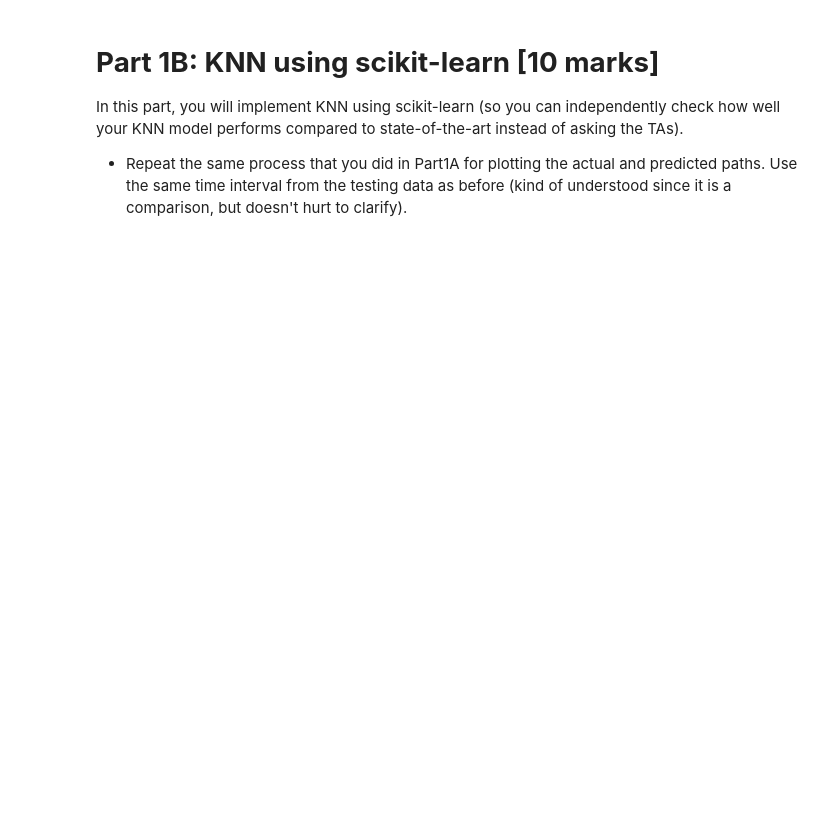
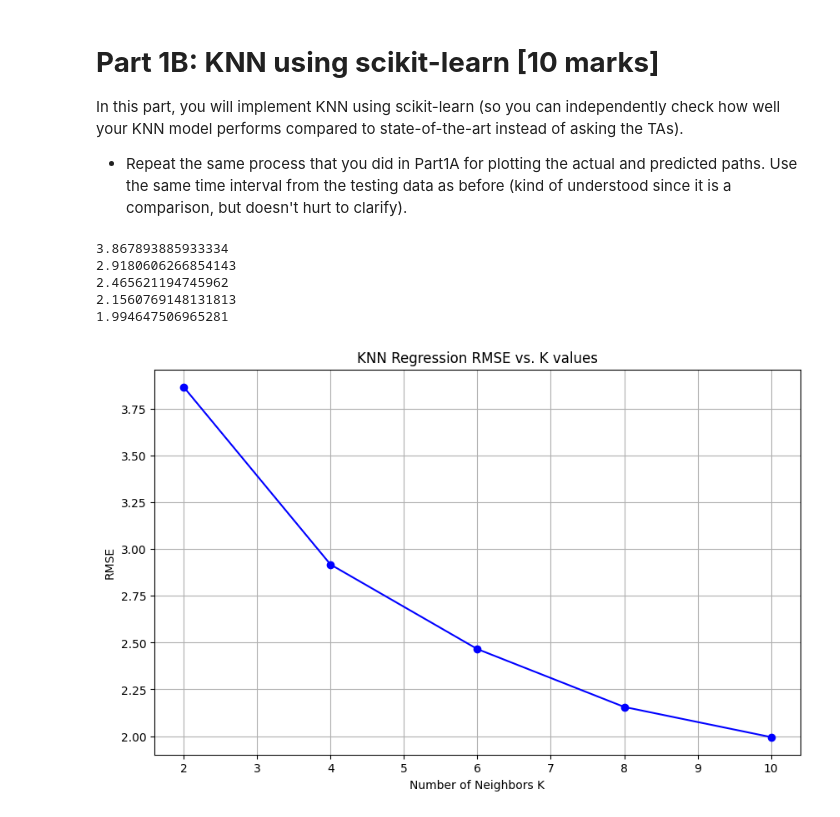
Before and after one commit to Muhammad-Zain-Naseer/AI-sir-awais, a Jupyter notebook: CS331_Project2024/CS331_Project2024/rollnumber1_rollnumber2_Part1.ipynb, the cells around one changed output. Drawn from its saved outputs; the diff is of its cells as text; code cells hidden in the pictures; blank space fills up the shorter version.

```diff
--- a/CS331_Project2024/CS331_Project2024/rollnumber1_rollnumber2_Part1.ipynb
+++ b/CS331_Project2024/CS331_Project2024/rollnumber1_rollnumber2_Part1.ipynb
@@ -135,0 +199,18 @@ Compare the actual trajectory of robot with the one predicted by your KNN model
+# %%
+# plot the actual and predicted paths
+
+k = 10
+
+start_index = 100
+end_index = start_index + 180
+actual_path = test[start_index:end_index]
+y_cap = knn_regression(X_train, y_train, x_test, k=k)
+y_pred_temp = y_cap[start_index:end_index]
+plt.figure(figsize=(12, 6))
+plt.plot(actual_path,y_pred_temp, label='Actual Path', marker='o', linestyle='-', markersize=5)
+plt.title('Actual vs Predicted Path Comparison')
+plt.xlabel('X Coordinate')
+plt.ylabel('Y Coordinate')
+plt.legend()
+plt.grid(True)
+plt.show()
@@ -143,0 +225,27 @@ In this part, you will implement KNN using scikit-learn (so you can independentl
+# %%
+# code here
+list1 = [2,4,6,8,10]
+
+pred_rmse = []
+for x in list1:
+ model = KNeighborsRegressor(n_neighbors=x)
+ model.fit(X_train, y_train)
+ y_cap = model.predict(x_test)
+ #print(y_cap.shape)
+ rmse = np.sqrt(mean_squared_error(x_test, y_cap))
+ pred_rmse.append(rmse)
+ print(rmse)
+plt.figure(figsize=(10, 6))
+plt.plot(list1, pred_rmse, marker='o', linestyle='-', color='b')
+plt.title('KNN Regression RMSE vs. K values')
+plt.xlabel('Number of Neighbors K')
+plt.ylabel('RMSE')
+plt.grid(True)
+plt.show()
+# %% [output]
+3.867893885933334
+2.9180606266854143
+2.465621194745962
+2.1560769148131813
+1.994647506965281
+[figure, added]
```
Also changed, not shown: parts of 9 cells of this notebook, 5 other files.
